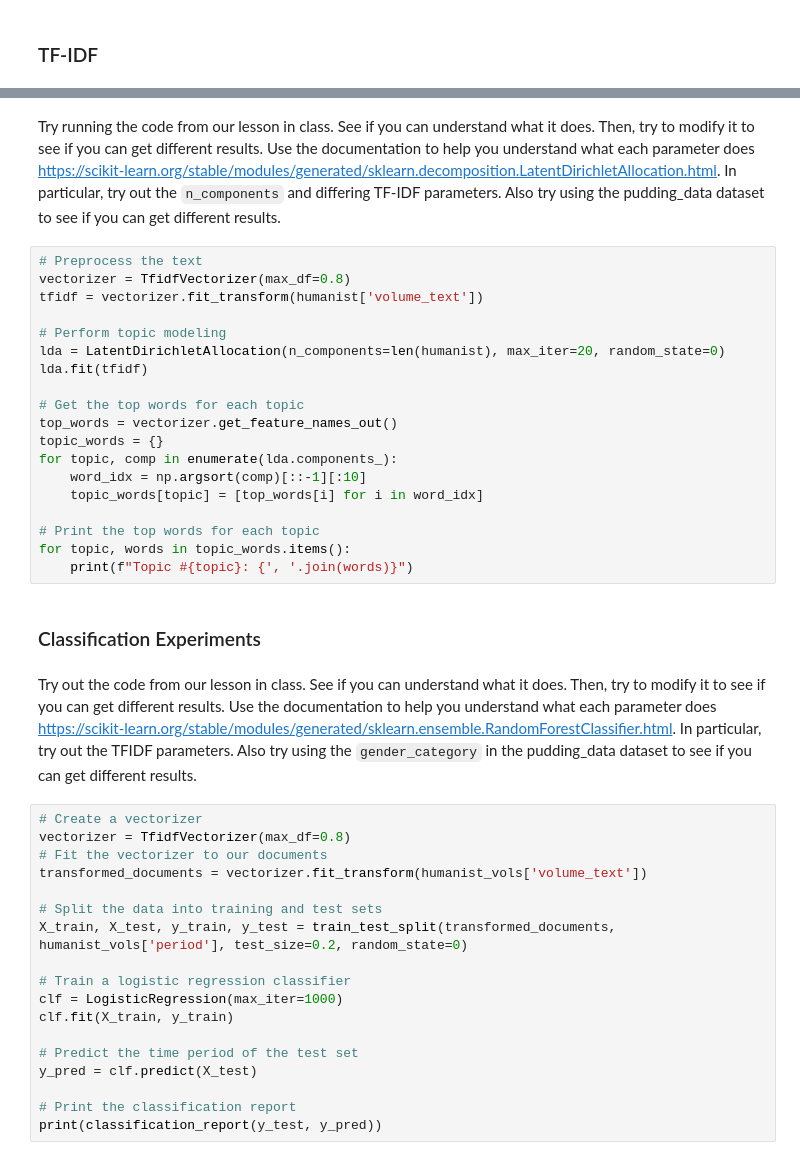
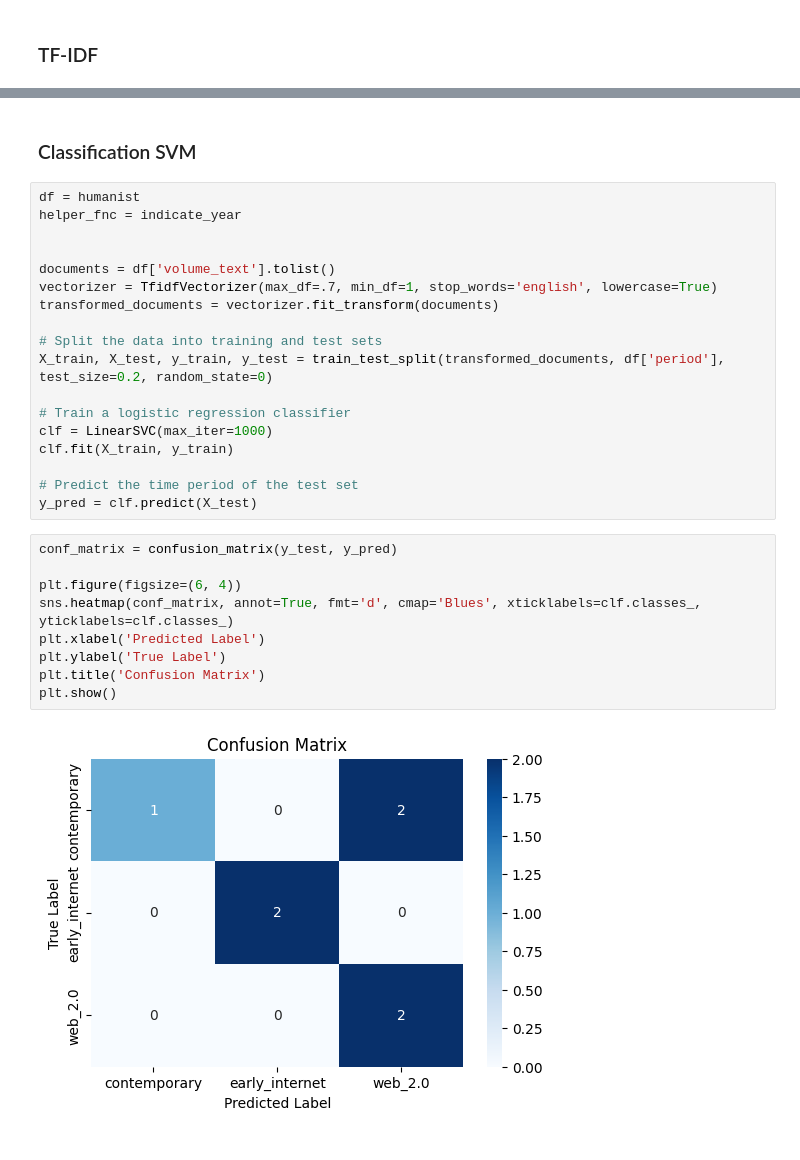
Before and after one commit to mengyuehuang/is310-coding-assignments, a Jupyter notebook: making_it_count/text.ipynb, the cells around one changed output, grey strips where cells are left out. Cells and saved outputs as stored; diff of their text form.

```diff
--- a/making_it_count/text.ipynb
+++ b/making_it_count/text.ipynb
@@ -163,44 +228,32 @@ chart
-# %% [markdown]
-Try running the code from our lesson in class. See if you can understand what it does. Then, try to modify it to see if you can get different results. Use the documentation to help you understand what each parameter does [https://scikit-learn.org/stable/modules/generated/sklearn.decomposition.LatentDirichletAllocation.html](https://scikit-learn.org/stable/modules/generated/sklearn.decomposition.LatentDirichletAllocation.html). In particular, try out the `n_components` and differing TF-IDF parameters. Also try using the pudding_data dataset to see if you can get different results.
-# %%
-# Preprocess the text
-vectorizer = TfidfVectorizer(max_df=0.8)
-tfidf = vectorizer.fit_transform(humanist['volume_text'])
-
-# Perform topic modeling
-lda = LatentDirichletAllocation(n_components=len(humanist), max_iter=20, random_state=0)
-lda.fit(tfidf)
-
-# Get the top words for each topic
-top_words = vectorizer.get_feature_names_out()
-topic_words = {}
-for topic, comp in enumerate(lda.components_):
-    word_idx = np.argsort(comp)[::-1][:10]
-    topic_words[topic] = [top_words[i] for i in word_idx]
-
-# Print the top words for each topic
-for topic, words in topic_words.items():
-    print(f"Topic #{topic}: {', '.join(words)}")
 # %% [markdown]
-### Classification Experiments
+### Classification SVM
-# %% [markdown]
-Try out the code from our lesson in class. See if you can understand what it does. Then, try to modify it to see if you can get different results. Use the documentation to help you understand what each parameter does [https://scikit-learn.org/stable/modules/generated/sklearn.ensemble.RandomForestClassifier.html](https://scikit-learn.org/stable/modules/generated/sklearn.ensemble.RandomForestClassifier.html). In particular, try out the TFIDF parameters. Also try using the `gender_category` in the pudding_data dataset to see if you can get different results.
 # %%
-# Create a vectorizer
-vectorizer = TfidfVectorizer(max_df=0.8)
-# Fit the vectorizer to our documents
-transformed_documents = vectorizer.fit_transform(humanist_vols['volume_text'])
+df = humanist
+helper_fnc = indicate_year
+
+
+documents = df['volume_text'].tolist()
+vectorizer = TfidfVectorizer(max_df=.7, min_df=1, stop_words='english', lowercase=True)
+transformed_documents = vectorizer.fit_transform(documents)
 
 # Split the data into training and test sets
-X_train, X_test, y_train, y_test = train_test_split(transformed_documents, humanist_vols['period'], test_size=0.2, random_state=0)
+X_train, X_test, y_train, y_test = train_test_split(transformed_documents, df['period'], test_size=0.2, random_state=0)
 
 # Train a logistic regression classifier
-clf = LogisticRegression(max_iter=1000)
+clf = LinearSVC(max_iter=1000)
 clf.fit(X_train, y_train)
 
 # Predict the time period of the test set
 y_pred = clf.predict(X_test)
-
-# Print the classification report
-print(classification_report(y_test, y_pred))
+# %%
+conf_matrix = confusion_matrix(y_test, y_pred)
+
+plt.figure(figsize=(6, 4))
+sns.heatmap(conf_matrix, annot=True, fmt='d', cmap='Blues', xticklabels=clf.classes_, yticklabels=clf.classes_)
+plt.xlabel('Predicted Label')
+plt.ylabel('True Label')
+plt.title('Confusion Matrix')
+plt.show()
+# %% [output]
+[figure, added]
 # %%
```
Also changed, not shown: parts of 22 cells of this notebook.
